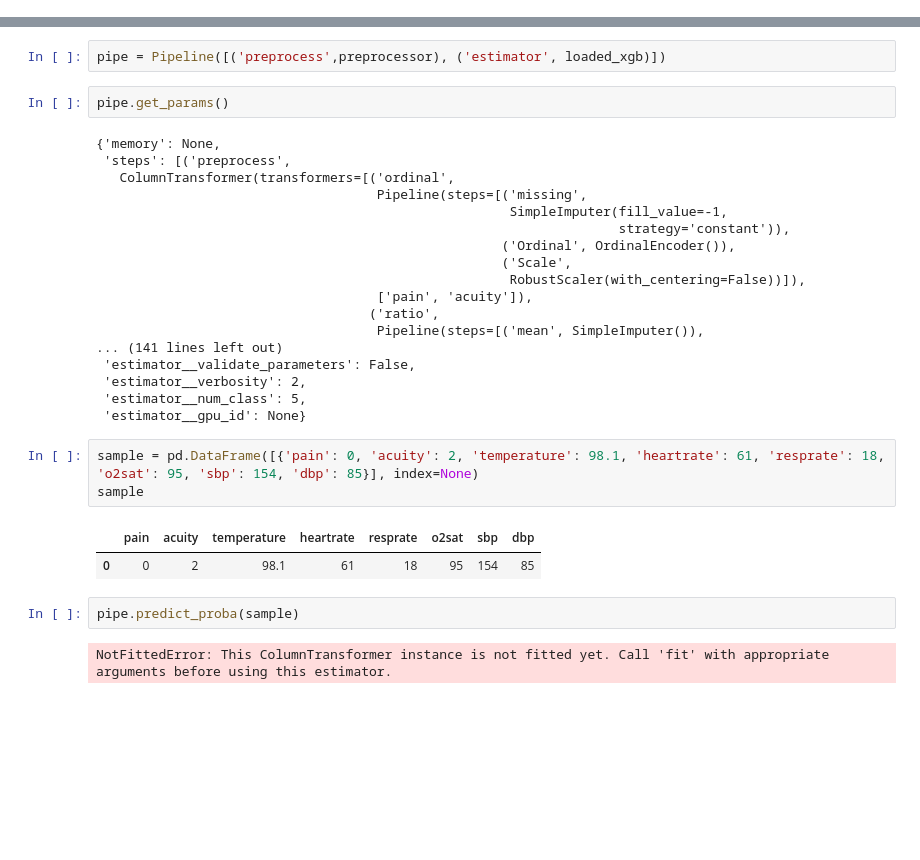
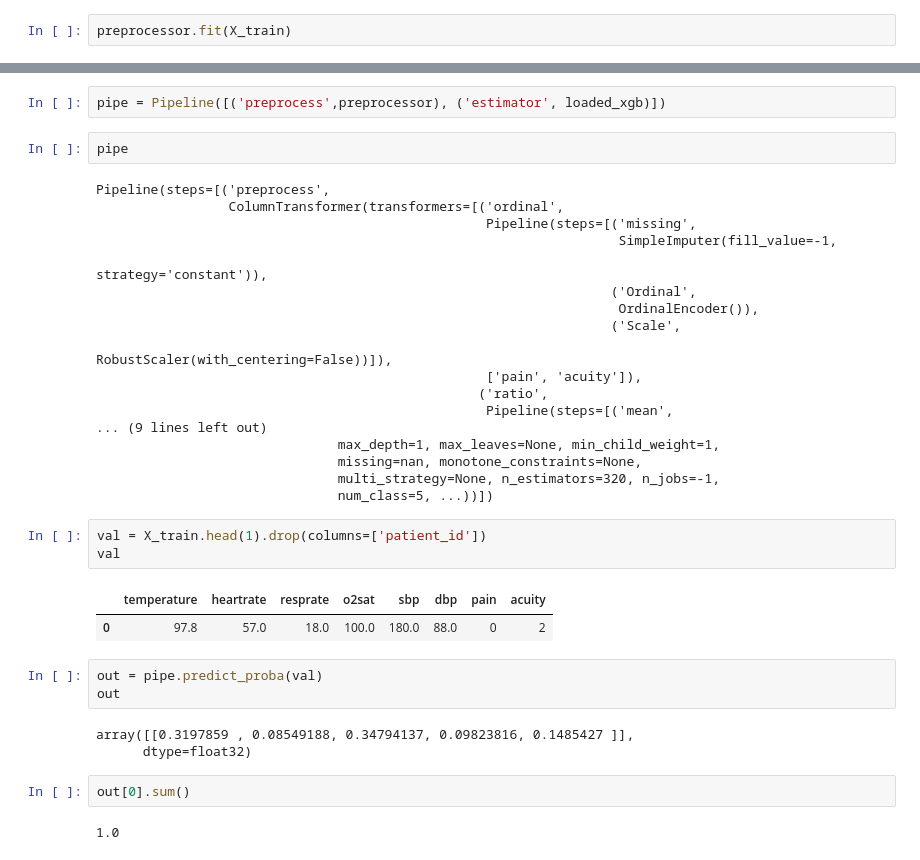
Before and after one commit to UC-Berkeley-I-School/mids-210-radiology-triage-models-spring24, a Jupyter notebook: notebooks/models/export_tabular.ipynb, the cells around one changed output, grey strips where cells are left out. Cells and saved outputs as stored; diff of their text form; blank space fills up the shorter version.

```diff
--- a/notebooks/models/export_tabular.ipynb
+++ b/notebooks/models/export_tabular.ipynb
@@ -40,0 +102,2 @@ preprocessor = ColumnTransformer(transformers = t)
+# %%
+preprocessor.fit(X_train)
@@ -68,32 +139,38 @@ loaded_xgb.get_params()
 # %%
 pipe = Pipeline([('preprocess',preprocessor), ('estimator', loaded_xgb)])
 # %%
-pipe.get_params()
+pipe
 # %% [output]
-{'memory': None,
- 'steps': [('preprocess',
-   ColumnTransformer(transformers=[('ordinal',
-                                    Pipeline(steps=[('missing',
-                                                     SimpleImputer(fill_value=-1,
-                                                                   strategy='constant')),
-                                                    ('Ordinal', OrdinalEncoder()),
-                                                    ('Scale',
-                                                     RobustScaler(with_centering=False))]),
-                                    ['pain', 'acuity']),
-                                   ('ratio',
-                                    Pipeline(steps=[('mean', SimpleImputer()),
-... (141 lines left out)
- 'estimator__validate_parameters': False,
- 'estimator__verbosity': 2,
- 'estimator__num_class': 5,
- 'estimator__gpu_id': None}
+Pipeline(steps=[('preprocess',
+                 ColumnTransformer(transformers=[('ordinal',
+                                                  Pipeline(steps=[('missing',
+                                                                   SimpleImputer(fill_value=-1,
+                                                                                 strategy='constant')),
+                                                                  ('Ordinal',
+                                                                   OrdinalEncoder()),
+                                                                  ('Scale',
+                                                                   RobustScaler(with_centering=False))]),
+                                                  ['pain', 'acuity']),
+                                                 ('ratio',
+                                                  Pipeline(steps=[('mean',
+... (9 lines left out)
+                               max_depth=1, max_leaves=None, min_child_weight=1,
+                               missing=nan, monotone_constraints=None,
+                               multi_strategy=None, n_estimators=320, n_jobs=-1,
+                               num_class=5, ...))])
-# %%
-sample = pd.DataFrame([{'pain': 0, 'acuity': 2, 'temperature': 98.1, 'heartrate': 61, 'resprate': 18, 'o2sat': 95, 'sbp': 154, 'dbp': 85}], index=None)
-sample
-# %% [output]
-|  | pain | acuity | temperature | heartrate | resprate | o2sat | sbp | dbp |
-| 0 | 0 | 2 | 98.1 | 61 | 18 | 95 | 154 | 85 |
-# %%
-pipe.predict_proba(sample)
-# %% [output]
-NotFittedError: This ColumnTransformer instance is not fitted yet. Call 'fit' with appropriate arguments before using this estimator.
+# %%
+val = X_train.head(1).drop(columns=['patient_id'])
+val
+# %% [output]
+|  | temperature | heartrate | resprate | o2sat | sbp | dbp | pain | acuity |
+| 0 | 97.8 | 57.0 | 18.0 | 100.0 | 180.0 | 88.0 | 0 | 2 |
+# %%
+out = pipe.predict_proba(val)
+out
+# %% [output]
+array([[0.3197859 , 0.08549188, 0.34794137, 0.09823816, 0.1485427 ]],
+      dtype=float32)
+# %%
+out[0].sum()
+# %% [output]
+1.0
```
Also changed, not shown: parts of 15 cells of this notebook, 1 other file.
